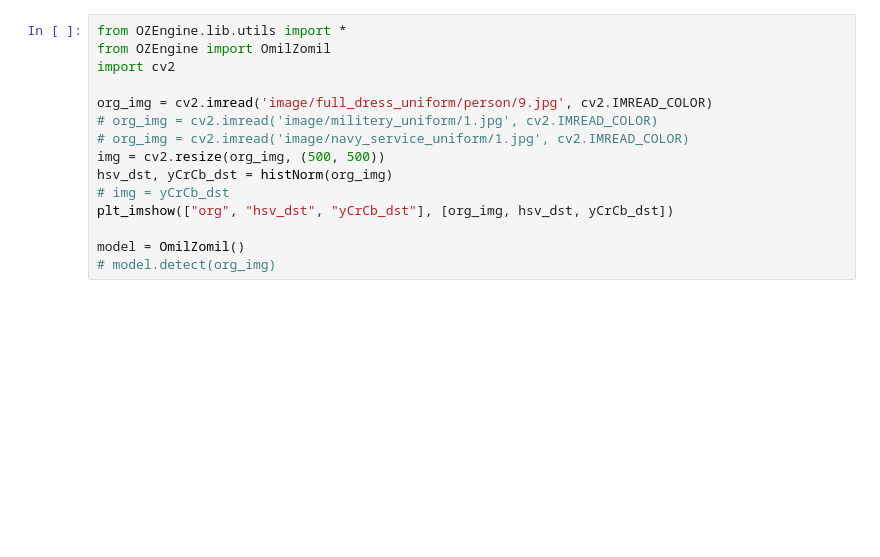
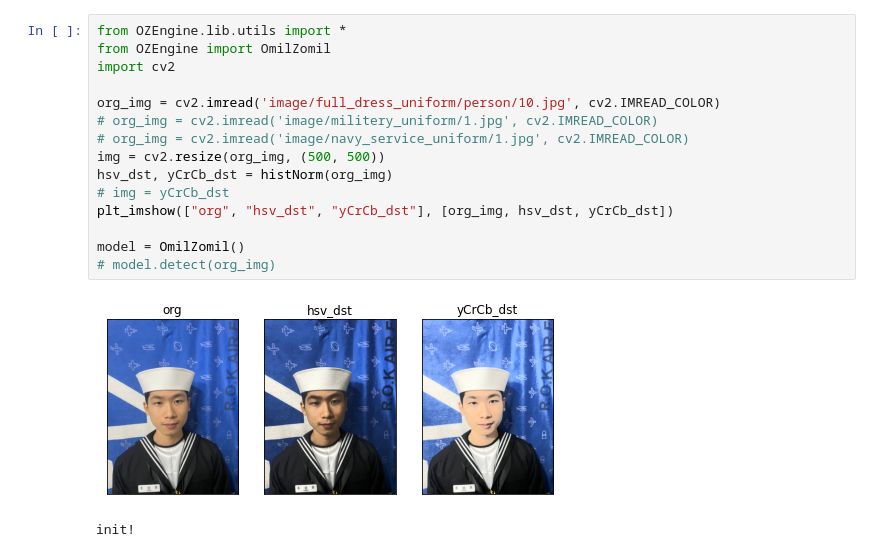
Before and after one commit to OmilZomil-OSAM-Hackathon-2022/OmilZomil-NAVYeffect, a Jupyter notebook: AI_BE/main.ipynb, the cells around one changed output. Saved outputs shown, nothing was run; the diff lists cells and outputs as text; blank space fills up the shorter version.

```diff
--- a/AI_BE/main.ipynb
+++ b/AI_BE/main.ipynb
@@ -21,18 +24,21 @@ from OZEngine import OmilZomil
 # %%
 from OZEngine.lib.utils import *
 from OZEngine import OmilZomil
 import cv2
 
-org_img = cv2.imread('image/full_dress_uniform/person/9.jpg', cv2.IMREAD_COLOR)
+org_img = cv2.imread('image/full_dress_uniform/person/10.jpg', cv2.IMREAD_COLOR)
 # org_img = cv2.imread('image/militery_uniform/1.jpg', cv2.IMREAD_COLOR)
 # org_img = cv2.imread('image/navy_service_uniform/1.jpg', cv2.IMREAD_COLOR)
 img = cv2.resize(org_img, (500, 500))
 hsv_dst, yCrCb_dst = histNorm(org_img)
 # img = yCrCb_dst
 plt_imshow(["org", "hsv_dst", "yCrCb_dst"], [org_img, hsv_dst, yCrCb_dst])
 
 model = OmilZomil()
 # model.detect(org_img)
+# %% [output]
+[figure, added]
+init!
 # %%
 try:
     model.detect(yCrCb_dst)
```
Also changed, not shown: parts of 4 cells of this notebook, 1 other file.
